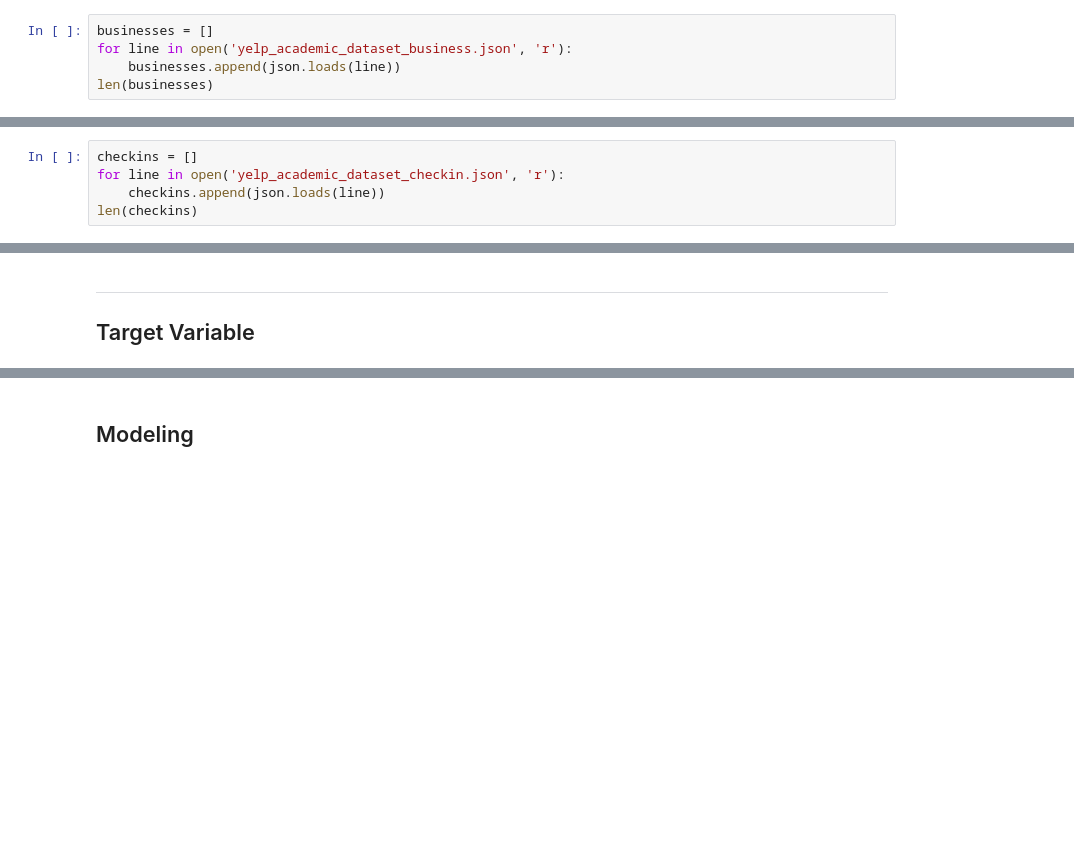
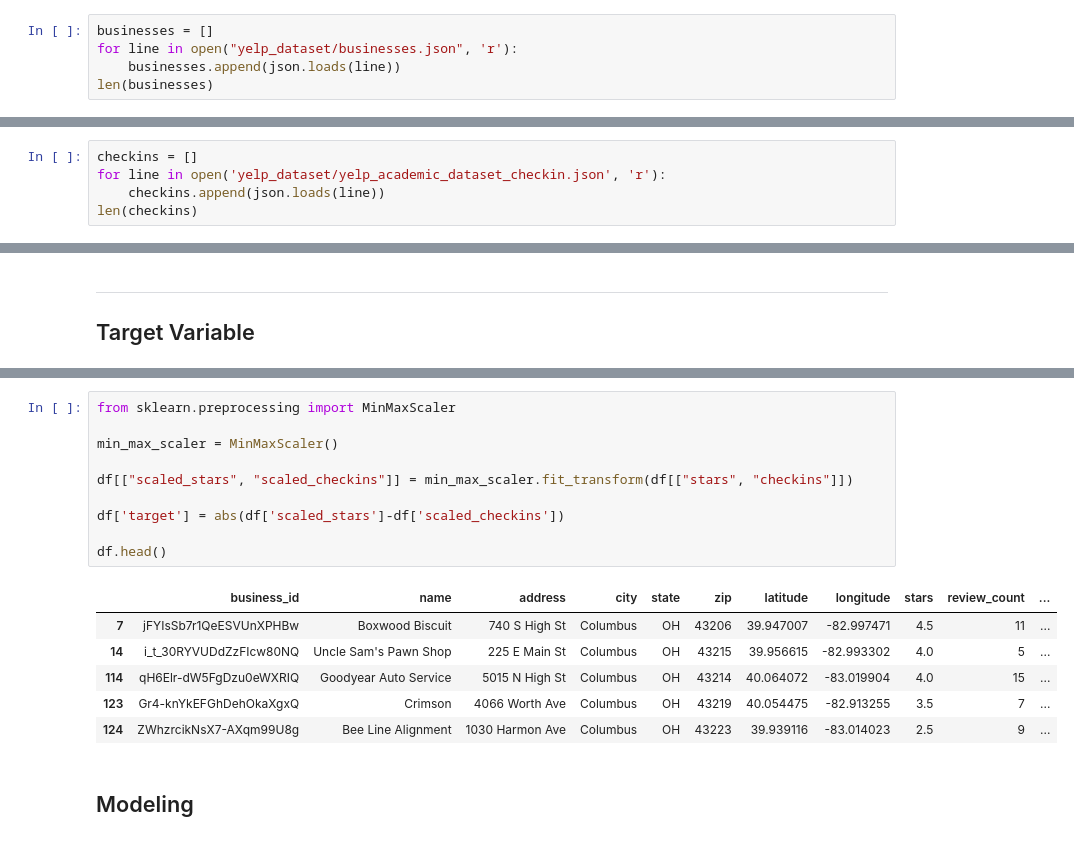
Before and after one commit to AustinAdairD/Yelp_Analysis, a Jupyter notebook: Yelp! Appendix.ipynb, the cells around one changed output, grey strips where cells are left out. Drawn from its saved outputs; the diff is of its cells as text; blank space fills up the shorter version.

Commit message:
Redacted Yelp Appendix

```diff
--- a/Yelp! Appendix.ipynb
+++ b/Yelp! Appendix.ipynb
@@ -97,7 +77,7 @@ import matplotlib.pyplot as plt
 ## Load in the data
 # %%
 businesses = []
-for line in open('yelp_academic_dataset_business.json', 'r'):
+for line in open("yelp_dataset/businesses.json", 'r'):
     businesses.append(json.loads(line))
 len(businesses)
 # %% [output]
@@ -105,6 +85,6 @@ len(businesses)
 # %%
 checkins = []
-for line in open('yelp_academic_dataset_checkin.json', 'r'):
+for line in open('yelp_dataset/yelp_academic_dataset_checkin.json', 'r'):
     checkins.append(json.loads(line))
 len(checkins)
 # %% [output]
@@ -387,3 +273,20 @@ db.businesses.find_one({'target': {'$exists': True}})
+# %%
+from sklearn.preprocessing import MinMaxScaler
+
+min_max_scaler = MinMaxScaler()
+
+df[["scaled_stars", "scaled_checkins"]] = min_max_scaler.fit_transform(df[["stars", "checkins"]])
+
+df['target'] = abs(df['scaled_stars']-df['scaled_checkins'])
+
+df.head()
+# %% [output]
+|  | business_id | name | address | city | state | zip | latitude | longitude | stars | review_count | ... |
+| 7 | jFYIsSb7r1QeESVUnXPHBw | Boxwood Biscuit | 740 S High St | Columbus | OH | 43206 | 39.947007 | -82.997471 | 4.5 | 11 | ... |
+| 14 | i_t_30RYVUDdZzFIcw80NQ | Uncle Sam's Pawn Shop | 225 E Main St | Columbus | OH | 43215 | 39.956615 | -82.993302 | 4.0 | 5 | ... |
+| 114 | qH6Elr-dW5FgDzu0eWXRIQ | Goodyear Auto Service | 5015 N High St | Columbus | OH | 43214 | 40.064072 | -83.019904 | 4.0 | 15 | ... |
+| 123 | Gr4-knYkEFGhDehOkaXgxQ | Crimson | 4066 Worth Ave | Columbus | OH | 43219 | 40.054475 | -82.913255 | 3.5 | 7 | ... |
+| 124 | ZWhzrcikNsX7-AXqm99U8g | Bee Line Alignment | 1030 Harmon Ave | Columbus | OH | 43223 | 39.939116 | -83.014023 | 2.5 | 9 | ... |
 # %% [markdown]
 ## Modeling
 # %% [markdown]
```
Also changed, not shown: parts of 79 cells of this notebook, 2 other files.
